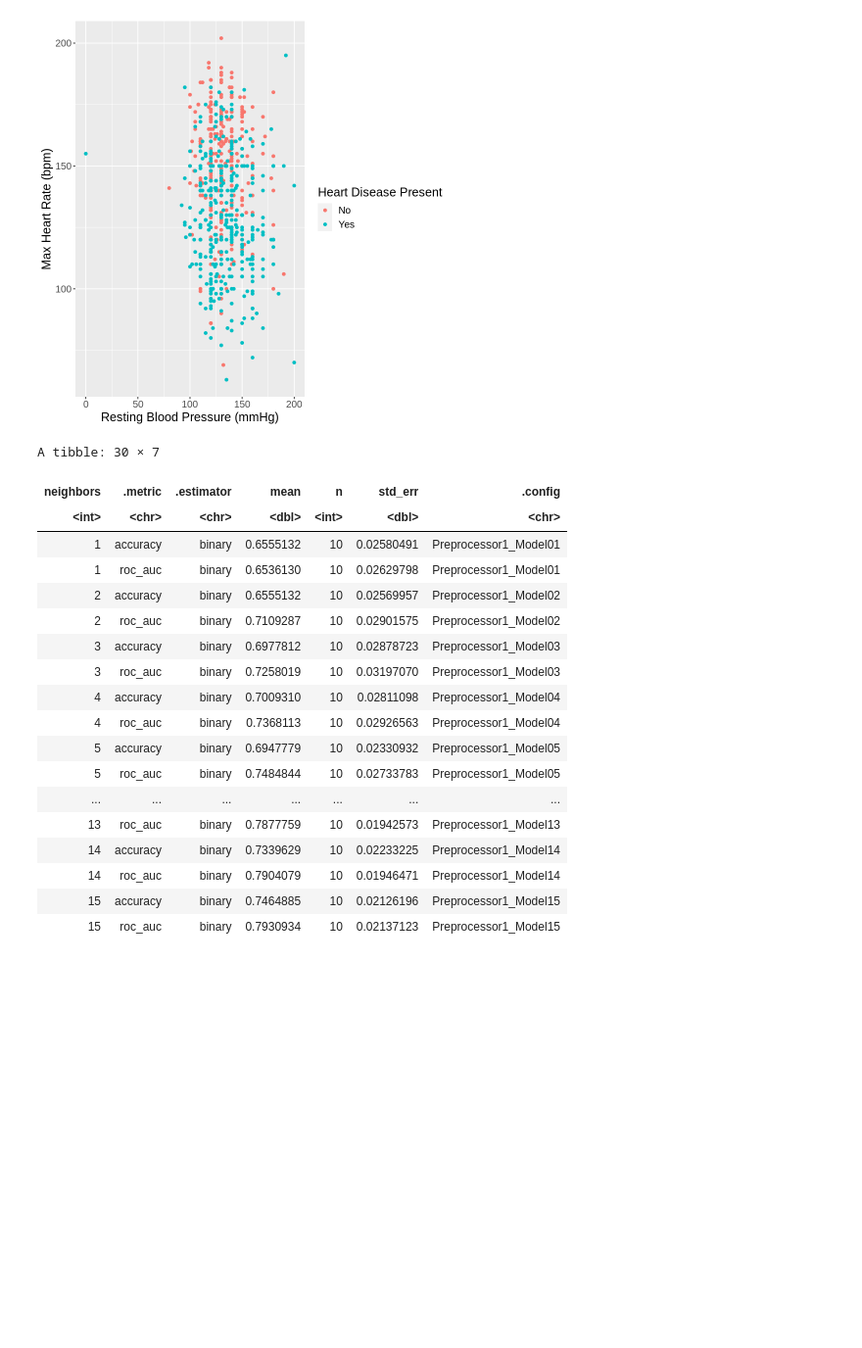
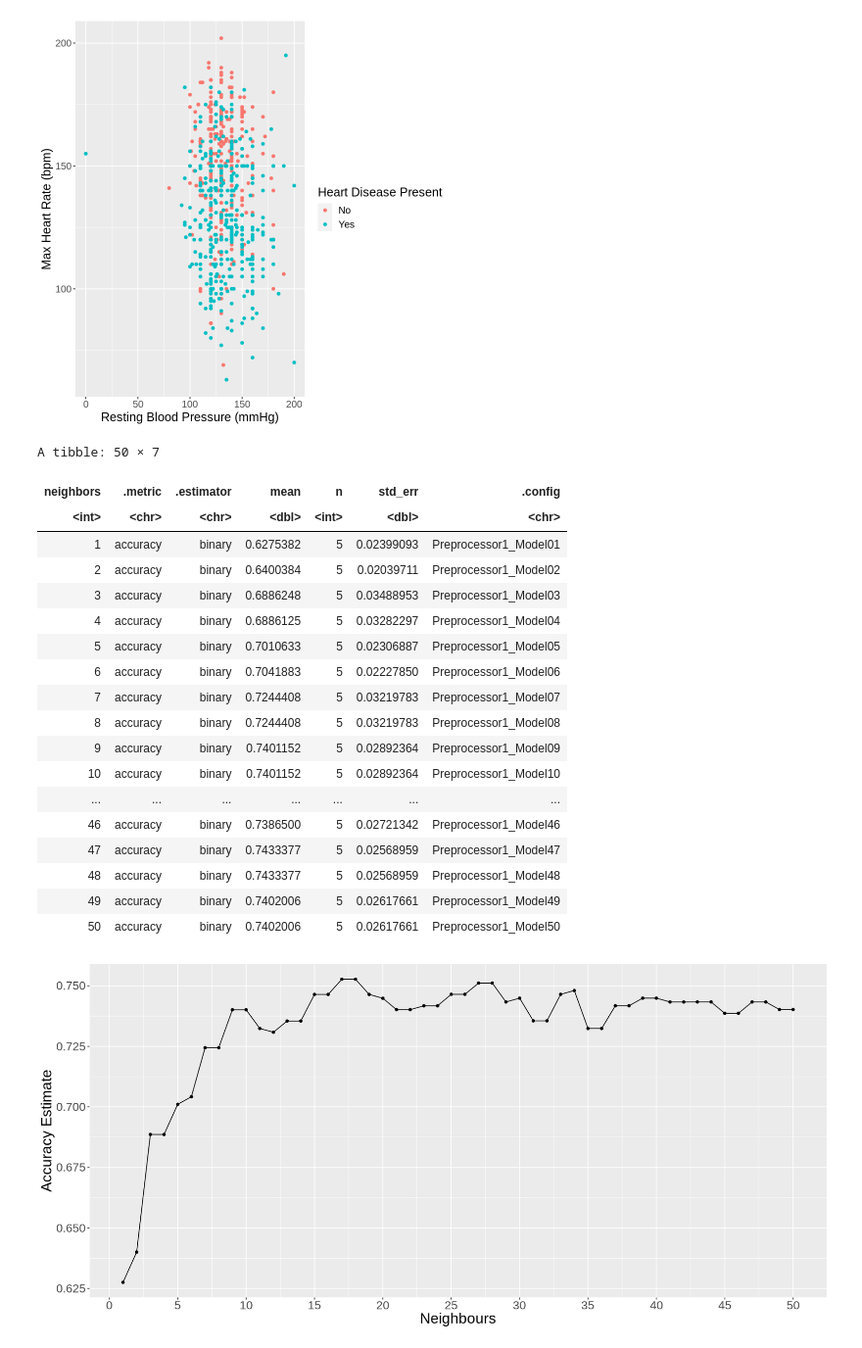
Before and after one commit to Kooriryuu/dsci-100-project-group3, a Jupyter notebook: project_proposal.ipynb, the cells around one changed output. Shown at 98% size. Drawn from its saved outputs; the diff is of its cells as text; code cells hidden in the pictures; blank space fills up the shorter version.

Commit message:
Finished model

```diff
--- a/project_proposal.ipynb
+++ b/project_proposal.ipynb
@@ -139,39 +139,52 @@ heart_recipe <- recipe(heart_disease_present ~ max_heart_rate + old_peak + age,
     step_scale(all_predictors()) |>
     step_center(all_predictors())
 # %%
-ks <- tibble(neighbors = 1:15)
+ks <- tibble(neighbors = 1:50)
 knn_spec <- nearest_neighbor(weight_func = "rectangular", neighbors = tune()) |>
     set_engine("kknn") |>
     set_mode("classification")
 #knn_spec
 # %%
 set.seed(778)
-heart_vfold <- vfold_cv(places_training, v = 10, strata = heart_disease_present)
+heart_vfold <- vfold_cv(places_training, v = 5, strata = heart_disease_present)
 # %%
 heart_fit <- workflow() |>
     add_recipe(heart_recipe) |>
     add_model(knn_spec) |>
     tune_grid(resamples = heart_vfold, grid = ks)
 # %%
-collect_metrics(heart_fit)
+accuracy <- collect_metrics(heart_fit) |>
+    filter(.metric == "accuracy")
+accuracy
+options(repr.plot.width = 15, repr.plot.height = 7)
+ideal_k <- accuracy |>
+    ggplot(aes(x = neighbors, y = mean)) +
+    geom_point() +
+    geom_line() +
+    labs(x = "Neighbours", y = "Accuracy Estimate") +
+    theme(text = element_text(size = 20)) +
+    scale_x_continuous(breaks = seq(0, 50, by = 5))
+    #scale_y_continuous(limits = c(0.4, 1.0))
+ideal_k
 # %% [output]
-A tibble: 30 × 7
+A tibble: 50 × 7
 | neighbors | .metric | .estimator | mean | n | std_err | .config |
 | <int> | <chr> | <chr> | <dbl> | <int> | <dbl> | <chr> |
-| 1 | accuracy | binary | 0.6555132 | 10 | 0.02580491 | Preprocessor1_Model01 |
-| 1 | roc_auc | binary | 0.6536130 | 10 | 0.02629798 | Preprocessor1_Model01 |
-| 2 | accuracy | binary | 0.6555132 | 10 | 0.02569957 | Preprocessor1_Model02 |
-| 2 | roc_auc | binary | 0.7109287 | 10 | 0.02901575 | Preprocessor1_Model02 |
-| 3 | accuracy | binary | 0.6977812 | 10 | 0.02878723 | Preprocessor1_Model03 |
-| 3 | roc_auc | binary | 0.7258019 | 10 | 0.03197070 | Preprocessor1_Model03 |
-| 4 | accuracy | binary | 0.7009310 | 10 | 0.02811098 | Preprocessor1_Model04 |
-| 4 | roc_auc | binary | 0.7368113 | 10 | 0.02926563 | Preprocessor1_Model04 |
-| 5 | accuracy | binary | 0.6947779 | 10 | 0.02330932 | Preprocessor1_Model05 |
-| 5 | roc_auc | binary | 0.7484844 | 10 | 0.02733783 | Preprocessor1_Model05 |
+| 1 | accuracy | binary | 0.6275382 | 5 | 0.02399093 | Preprocessor1_Model01 |
+| 2 | accuracy | binary | 0.6400384 | 5 | 0.02039711 | Preprocessor1_Model02 |
+| 3 | accuracy | binary | 0.6886248 | 5 | 0.03488953 | Preprocessor1_Model03 |
+| 4 | accuracy | binary | 0.6886125 | 5 | 0.03282297 | Preprocessor1_Model04 |
+| 5 | accuracy | binary | 0.7010633 | 5 | 0.02306887 | Preprocessor1_Model05 |
+| 6 | accuracy | binary | 0.7041883 | 5 | 0.02227850 | Preprocessor1_Model06 |
+| 7 | accuracy | binary | 0.7244408 | 5 | 0.03219783 | Preprocessor1_Model07 |
+| 8 | accuracy | binary | 0.7244408 | 5 | 0.03219783 | Preprocessor1_Model08 |
+| 9 | accuracy | binary | 0.7401152 | 5 | 0.02892364 | Preprocessor1_Model09 |
+| 10 | accuracy | binary | 0.7401152 | 5 | 0.02892364 | Preprocessor1_Model10 |
 | ... | ... | ... | ... | ... | ... | ... |
-| 13 | roc_auc | binary | 0.7877759 | 10 | 0.01942573 | Preprocessor1_Model13 |
-| 14 | accuracy | binary | 0.7339629 | 10 | 0.02233225 | Preprocessor1_Model14 |
-| 14 | roc_auc | binary | 0.7904079 | 10 | 0.01946471 | Preprocessor1_Model14 |
-| 15 | accuracy | binary | 0.7464885 | 10 | 0.02126196 | Preprocessor1_Model15 |
-| 15 | roc_auc | binary | 0.7930934 | 10 | 0.02137123 | Preprocessor1_Model15 |
+| 46 | accuracy | binary | 0.7386500 | 5 | 0.02721342 | Preprocessor1_Model46 |
+| 47 | accuracy | binary | 0.7433377 | 5 | 0.02568959 | Preprocessor1_Model47 |
+| 48 | accuracy | binary | 0.7433377 | 5 | 0.02568959 | Preprocessor1_Model48 |
+| 49 | accuracy | binary | 0.7402006 | 5 | 0.02617661 | Preprocessor1_Model49 |
+| 50 | accuracy | binary | 0.7402006 | 5 | 0.02617661 | Preprocessor1_Model50 |
+[figure, added]
 # %%
```
Also changed, not shown: parts of 2 cells of this notebook.
